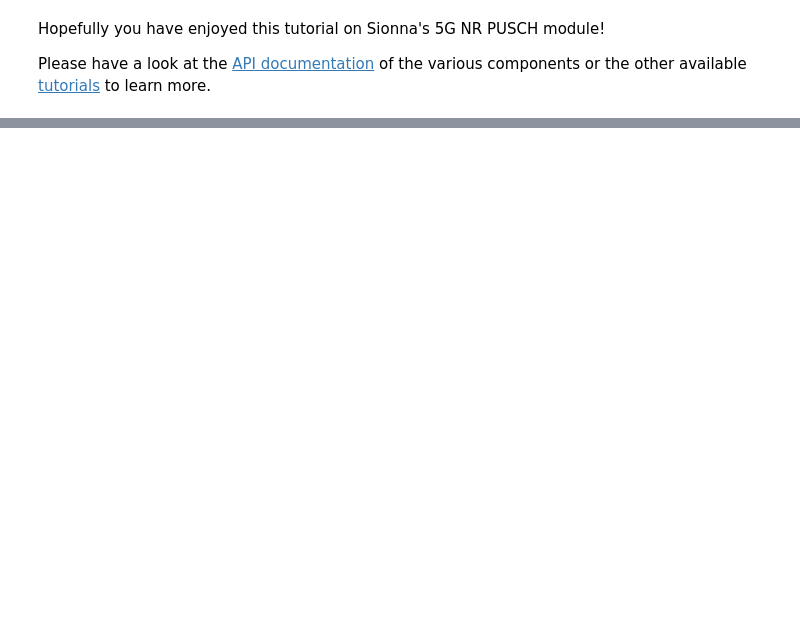
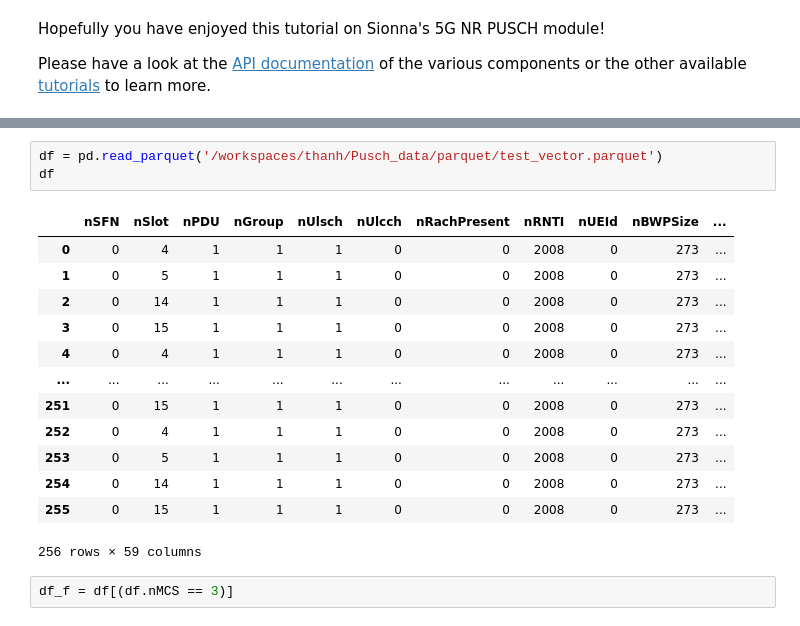
Before and after one commit to Thanh-Thanh-Thanh/thanh, a Jupyter notebook: examples/5G_NR_PUSCH_3_TVConverter.ipynb, the cells around one changed output, grey strips where cells are left out. Saved outputs shown, nothing was run; the diff lists cells and outputs as text; blank space fills up the shorter version.

```diff
--- a/examples/5G_NR_PUSCH_3_TVConverter.ipynb
+++ b/examples/5G_NR_PUSCH_3_TVConverter.ipynb
@@ -493,0 +536,19 @@ for test_num in range(4,num_testvector+4):
+# %%
+df = pd.read_parquet('/workspaces/thanh/Pusch_data/parquet/test_vector.parquet')
+df
+# %% [output]
+|  | nSFN | nSlot | nPDU | nGroup | nUlsch | nUlcch | nRachPresent | nRNTI | nUEId | nBWPSize | ... |
+| 0 | 0 | 4 | 1 | 1 | 1 | 0 | 0 | 2008 | 0 | 273 | ... |
+| 1 | 0 | 5 | 1 | 1 | 1 | 0 | 0 | 2008 | 0 | 273 | ... |
+| 2 | 0 | 14 | 1 | 1 | 1 | 0 | 0 | 2008 | 0 | 273 | ... |
+| 3 | 0 | 15 | 1 | 1 | 1 | 0 | 0 | 2008 | 0 | 273 | ... |
+| 4 | 0 | 4 | 1 | 1 | 1 | 0 | 0 | 2008 | 0 | 273 | ... |
+| ... | ... | ... | ... | ... | ... | ... | ... | ... | ... | ... | ... |
+| 251 | 0 | 15 | 1 | 1 | 1 | 0 | 0 | 2008 | 0 | 273 | ... |
+| 252 | 0 | 4 | 1 | 1 | 1 | 0 | 0 | 2008 | 0 | 273 | ... |
+| 253 | 0 | 5 | 1 | 1 | 1 | 0 | 0 | 2008 | 0 | 273 | ... |
+| 254 | 0 | 14 | 1 | 1 | 1 | 0 | 0 | 2008 | 0 | 273 | ... |
+| 255 | 0 | 15 | 1 | 1 | 1 | 0 | 0 | 2008 | 0 | 273 | ... |
+256 rows × 59 columns
+# %%
+df_f = df[(df.nMCS == 3)]
```
Also changed, not shown: parts of 23 cells of this notebook, 3 other files.
